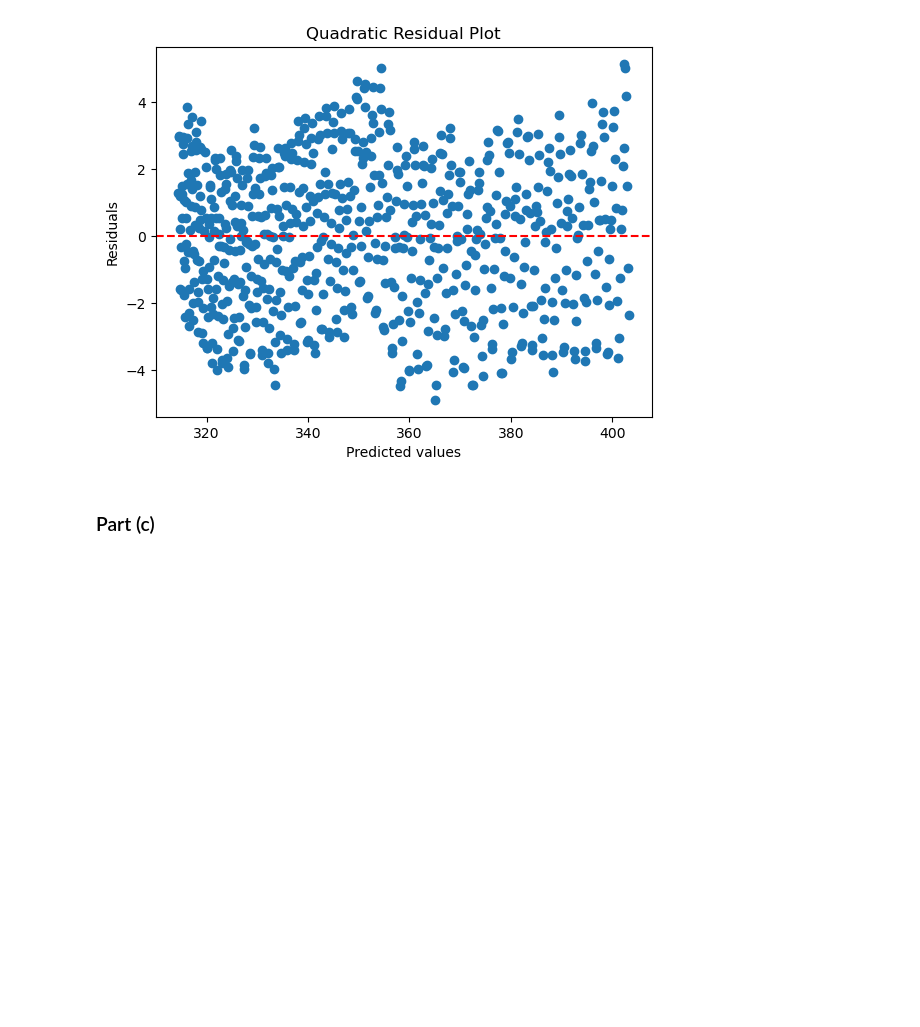
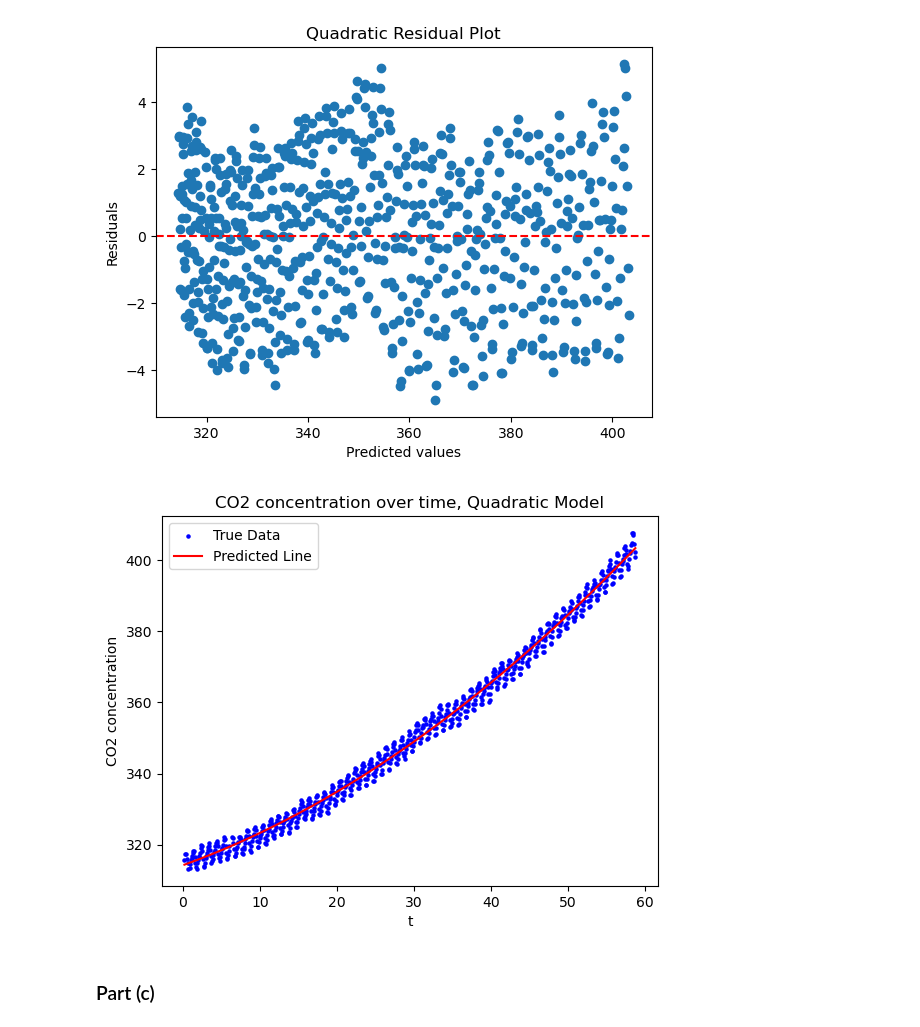
Before and after one commit to stephen-d-r-andrews/6373Pset3, a Jupyter notebook: part1.ipynb, the cells around one changed output. Saved outputs shown, nothing was run; the diff lists cells and outputs as text; code cells hidden in the pictures; blank space fills up the shorter version.

```diff
--- a/part1.ipynb
+++ b/part1.ipynb
@@ -67,18 +89,16 @@ deg2_array = np.insert(filtered_array, 1, t2, axis=1)
 # %%
 model = LinearRegression()
 
-x = deg2_array[:, [0,1]]
+x2 = deg2_array[:, [0,1]]
 
-y = (deg2_array[:, -1]).reshape(-1,1)
-
-model.fit(x, y)
+model.fit(x2, y)
 
 print(model.coef_)
 print(model.intercept_)
 
-y_pred = model.predict(x)
+y_pred2 = model.predict(x2)
 
-residuals = y-y_pred
+residuals2 = y-y_pred2
 # %% [output]
 [[0.78335788 0.012517  ]]
 [314.23913072]
@@ -92,6 +112,21 @@ plt.savefig("Quadratic Residual Plot")
 plt.show()
 # %% [output]
 [figure]
+# %%
+plt.scatter(x1, y, color='blue', label='True Data', s=5)
+
+# Plot predicted values (regression line)
+plt.plot(x1, y_pred2, color='red', label='Predicted Line')
+
+# Labels and title
+plt.xlabel('t')
+plt.ylabel('CO2 concentration')
+plt.title('CO2 concentration over time, Quadratic Model')
+plt.savefig("Quadratic Plot")
+plt.legend()
+plt.show()
+# %% [output]
+[figure, added]
 # %% [markdown]
 ### Part (c)
 # %%
```
Also changed, not shown: parts of 17 cells of this notebook.
